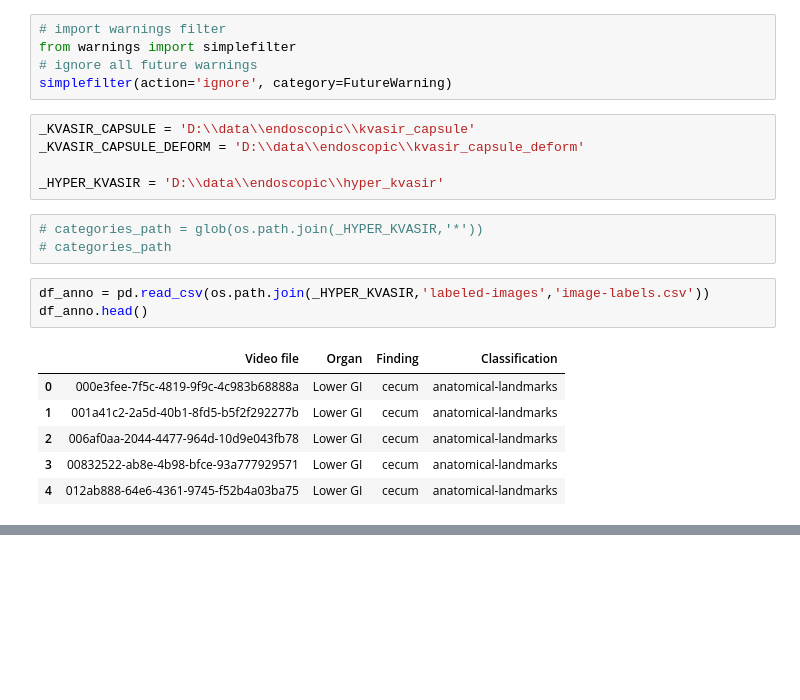
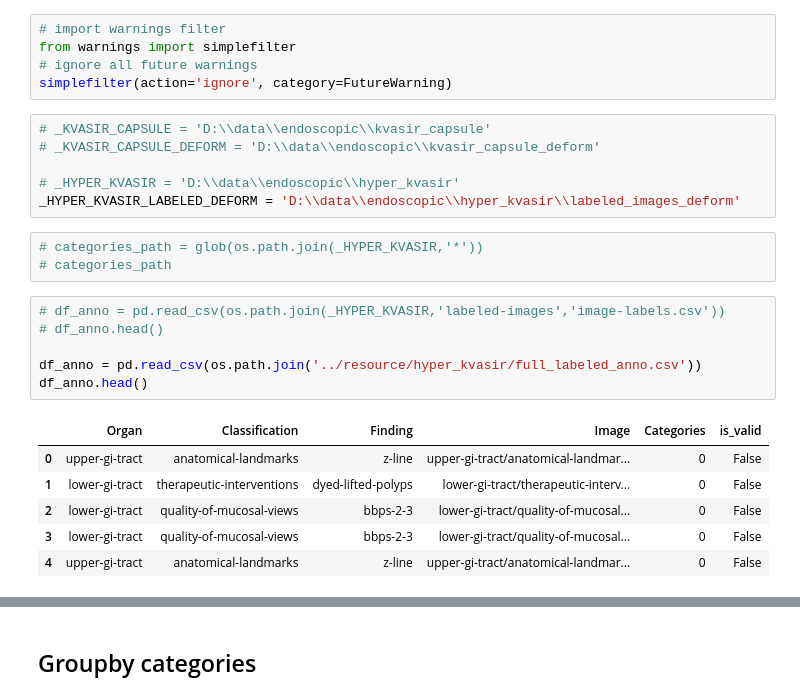
Before and after one commit to taindp98/Endoscopy-Image-Classification, a Jupyter notebook: code/EDA.ipynb, the cells around one changed output, grey strips where cells are left out. Cells and saved outputs as stored; diff of their text form; blank space fills up the shorter version.

Commit message:
group-cat

```diff
--- a/code/EDA.ipynb
+++ b/code/EDA.ipynb
@@ -14,22 +14,28 @@ from warnings import simplefilter
 # ignore all future warnings
 simplefilter(action='ignore', category=FutureWarning)
 # %%
-_KVASIR_CAPSULE = 'D:\\data\\endoscopic\\kvasir_capsule'
-_KVASIR_CAPSULE_DEFORM = 'D:\\data\\endoscopic\\kvasir_capsule_deform'
+# _KVASIR_CAPSULE = 'D:\\data\\endoscopic\\kvasir_capsule'
+# _KVASIR_CAPSULE_DEFORM = 'D:\\data\\endoscopic\\kvasir_capsule_deform'
 
-_HYPER_KVASIR = 'D:\\data\\endoscopic\\hyper_kvasir'
+# _HYPER_KVASIR = 'D:\\data\\endoscopic\\hyper_kvasir'
+_HYPER_KVASIR_LABELED_DEFORM = 'D:\\data\\endoscopic\\hyper_kvasir\\labeled_images_deform'
 # %%
 # categories_path = glob(os.path.join(_HYPER_KVASIR,'*'))
 # categories_path
 # %%
-df_anno = pd.read_csv(os.path.join(_HYPER_KVASIR,'labeled-images','image-labels.csv'))
+# df_anno = pd.read_csv(os.path.join(_HYPER_KVASIR,'labeled-images','image-labels.csv'))
+# df_anno.head()
+
+df_anno = pd.read_csv(os.path.join('../resource/hyper_kvasir/full_labeled_anno.csv'))
 df_anno.head()
 # %% [output]
-|  | Video file | Organ | Finding | Classification |
-| 0 | 000e3fee-7f5c-4819-9f9c-4c983b68888a | Lower GI | cecum | anatomical-landmarks |
-| 1 | 001a41c2-2a5d-40b1-8fd5-b5f2f292277b | Lower GI | cecum | anatomical-landmarks |
-| 2 | 006af0aa-2044-4477-964d-10d9e043fb78 | Lower GI | cecum | anatomical-landmarks |
-| 3 | 00832522-ab8e-4b98-bfce-93a777929571 | Lower GI | cecum | anatomical-landmarks |
-| 4 | 012ab888-64e6-4361-9745-f52b4a03ba75 | Lower GI | cecum | anatomical-landmarks |
+|  | Organ | Classification | Finding | Image | Categories | is_valid |
+| 0 | upper-gi-tract | anatomical-landmarks | z-line | upper-gi-tract/anatomical-landmar... | 0 | False |
+| 1 | lower-gi-tract | therapeutic-interventions | dyed-lifted-polyps | lower-gi-tract/therapeutic-interv... | 0 | False |
+| 2 | lower-gi-tract | quality-of-mucosal-views | bbps-2-3 | lower-gi-tract/quality-of-mucosal... | 0 | False |
+| 3 | lower-gi-tract | quality-of-mucosal-views | bbps-2-3 | lower-gi-tract/quality-of-mucosal... | 0 | False |
+| 4 | upper-gi-tract | anatomical-landmarks | z-line | upper-gi-tract/anatomical-landmar... | 0 | False |
 # %% [markdown]
 ![image.png](attachment:67834c43-daed-430f-b504-a5f051455c1e.png)
+# %% [markdown]
+## Groupby categories
```
Also changed, not shown: parts of 28 cells of this notebook, 2 other files.
